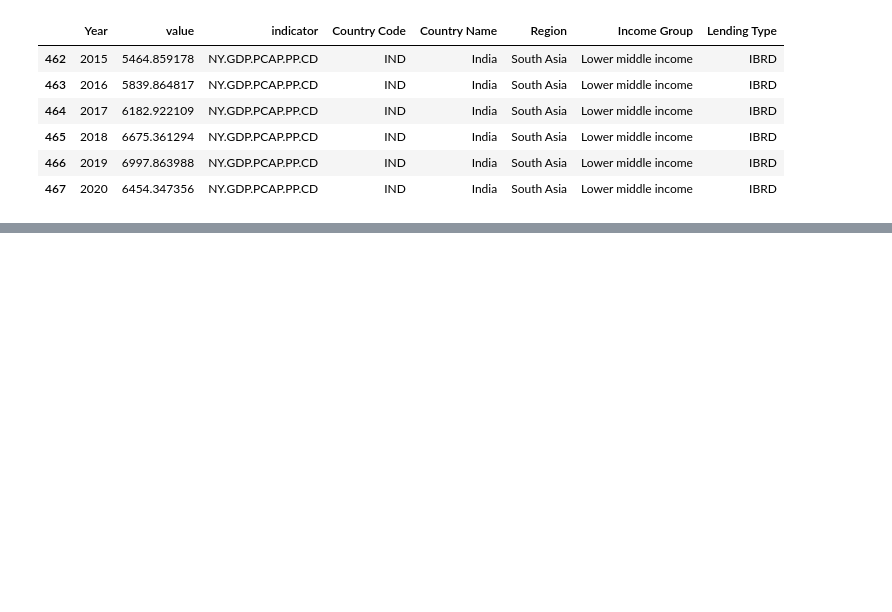
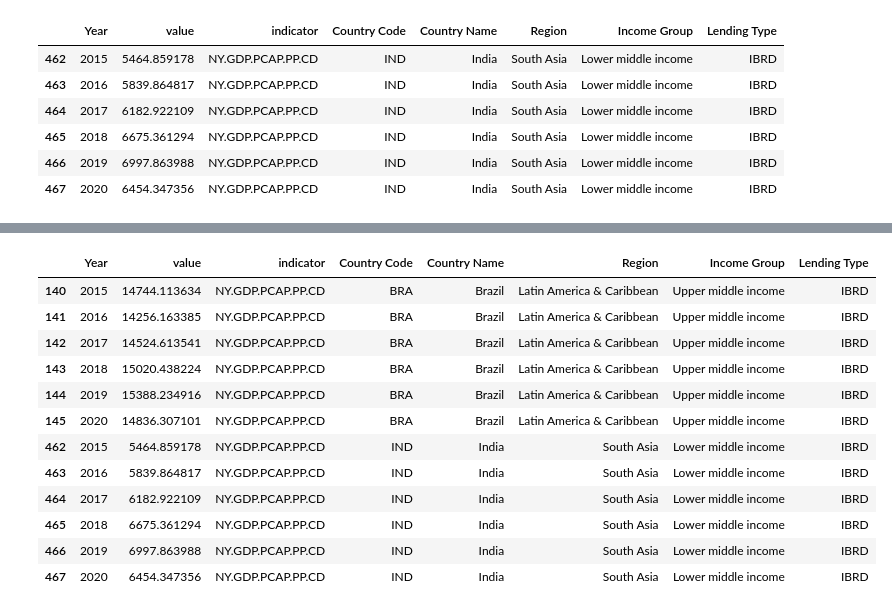
Before and after one commit to kq49539/DATA690-ATMAN, a Jupyter notebook: assignment_07/inclass_practice_session_7.ipynb, the cells around one changed output, grey strips where cells are left out. Saved outputs shown, nothing was run; the diff lists cells and outputs as text; code cells hidden in the pictures; blank space fills up the shorter version.

```diff
--- a/assignment_07/inclass_practice_session_7.ipynb
+++ b/assignment_07/inclass_practice_session_7.ipynb
@@ -118,0 +141,17 @@ fig.show()
+# %%
+df_ind_bra_gdppcap = df_ind.query("indicator == 'NY.GDP.PCAP.PP.CD'")
+df_ind_bra_gdppcap
+# %% [output]
+|  | Year | value | indicator | Country Code | Country Name | Region | Income Group | Lending Type |
+| 140 | 2015 | 14744.113634 | NY.GDP.PCAP.PP.CD | BRA | Brazil | Latin America & Caribbean | Upper middle income | IBRD |
+| 141 | 2016 | 14256.163385 | NY.GDP.PCAP.PP.CD | BRA | Brazil | Latin America & Caribbean | Upper middle income | IBRD |
+| 142 | 2017 | 14524.613541 | NY.GDP.PCAP.PP.CD | BRA | Brazil | Latin America & Caribbean | Upper middle income | IBRD |
+| 143 | 2018 | 15020.438224 | NY.GDP.PCAP.PP.CD | BRA | Brazil | Latin America & Caribbean | Upper middle income | IBRD |
+| 144 | 2019 | 15388.234916 | NY.GDP.PCAP.PP.CD | BRA | Brazil | Latin America & Caribbean | Upper middle income | IBRD |
+| 145 | 2020 | 14836.307101 | NY.GDP.PCAP.PP.CD | BRA | Brazil | Latin America & Caribbean | Upper middle income | IBRD |
+| 462 | 2015 | 5464.859178 | NY.GDP.PCAP.PP.CD | IND | India | South Asia | Lower middle income | IBRD |
+| 463 | 2016 | 5839.864817 | NY.GDP.PCAP.PP.CD | IND | India | South Asia | Lower middle income | IBRD |
+| 464 | 2017 | 6182.922109 | NY.GDP.PCAP.PP.CD | IND | India | South Asia | Lower middle income | IBRD |
+| 465 | 2018 | 6675.361294 | NY.GDP.PCAP.PP.CD | IND | India | South Asia | Lower middle income | IBRD |
+| 466 | 2019 | 6997.863988 | NY.GDP.PCAP.PP.CD | IND | India | South Asia | Lower middle income | IBRD |
+| 467 | 2020 | 6454.347356 | NY.GDP.PCAP.PP.CD | IND | India | South Asia | Lower middle income | IBRD |
```
Also changed, not shown: parts of 5 cells of this notebook.
